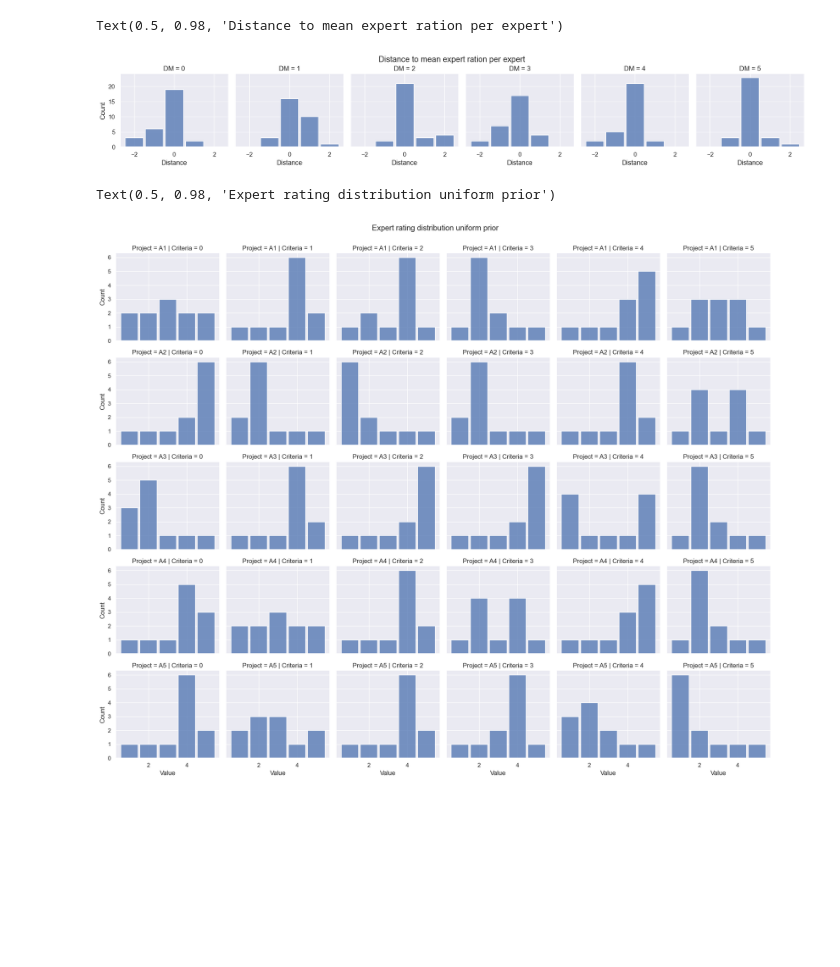
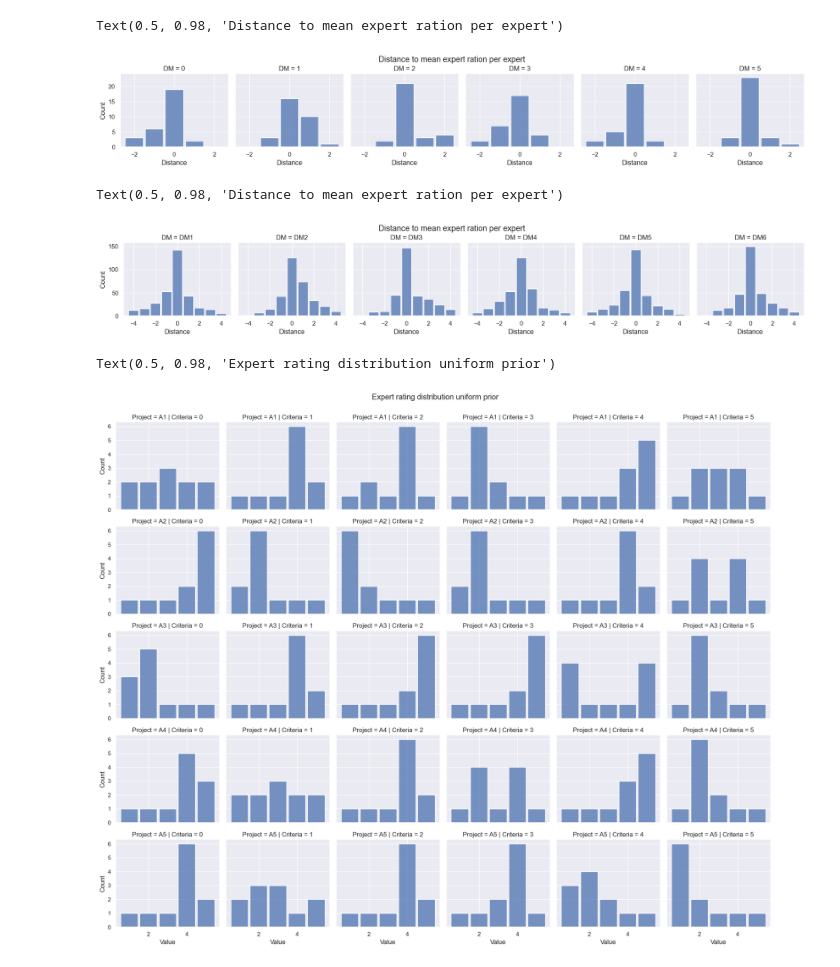
Before and after one commit to lovis-heindrich/MGPS-project-selection, a Jupyter notebook: khalili_env_params.ipynb, the cells around one changed output. Drawn from its saved outputs; the diff is of its cells as text; code cells hidden in the pictures; blank space fills up the shorter version.

```diff
--- a/khalili_env_params.ipynb
+++ b/khalili_env_params.ipynb
@@ -117,6 +141,14 @@ for project in projects:
             prior_data.append([project, criteria, -1, value])
 prior_df = pd.DataFrame(prior_data, columns=("Project", "Criteria", "Decisionmaker", "Value"))
 combined_df = pd.concat([df, prior_df])
+# %%
+g = sns.FacetGrid(dm_df, col="DM")
+g.map_dataframe(sns.histplot, x="Distance", discrete=True, shrink=0.9)
+g.fig.subplots_adjust(top=0.83)
+g.fig.suptitle("Distance to mean expert ration per expert")
+# %% [output]
+Text(0.5, 0.98, 'Distance to mean expert ration per expert')
+[figure, added]
 # %%
 g = sns.FacetGrid(combined_df, col="Criteria", row="Project")
 g.map_dataframe(sns.histplot, x="Value", discrete=True, shrink=0.9)
```
Also changed, not shown: parts of 7 cells of this notebook, 5 other files.
